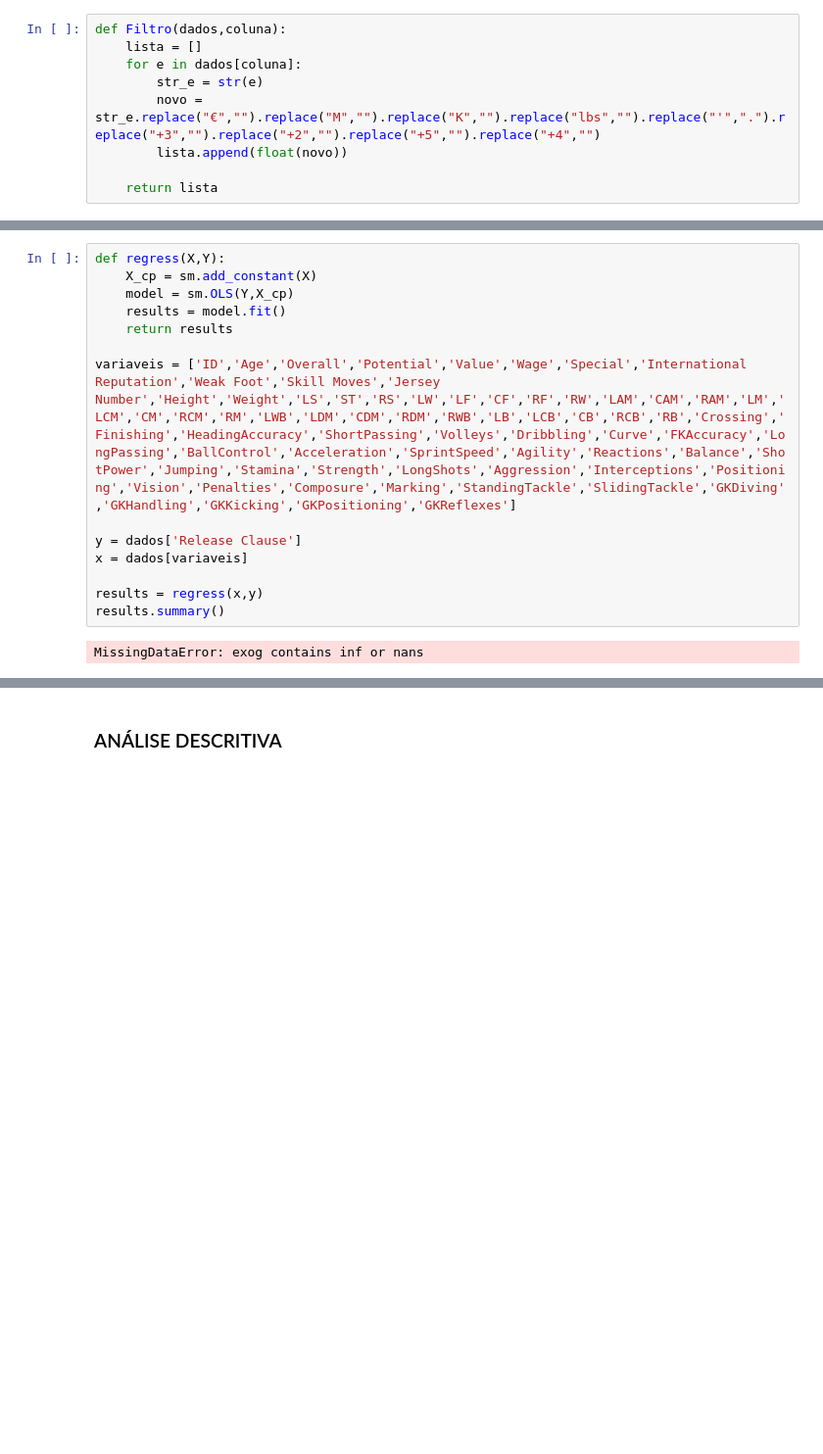
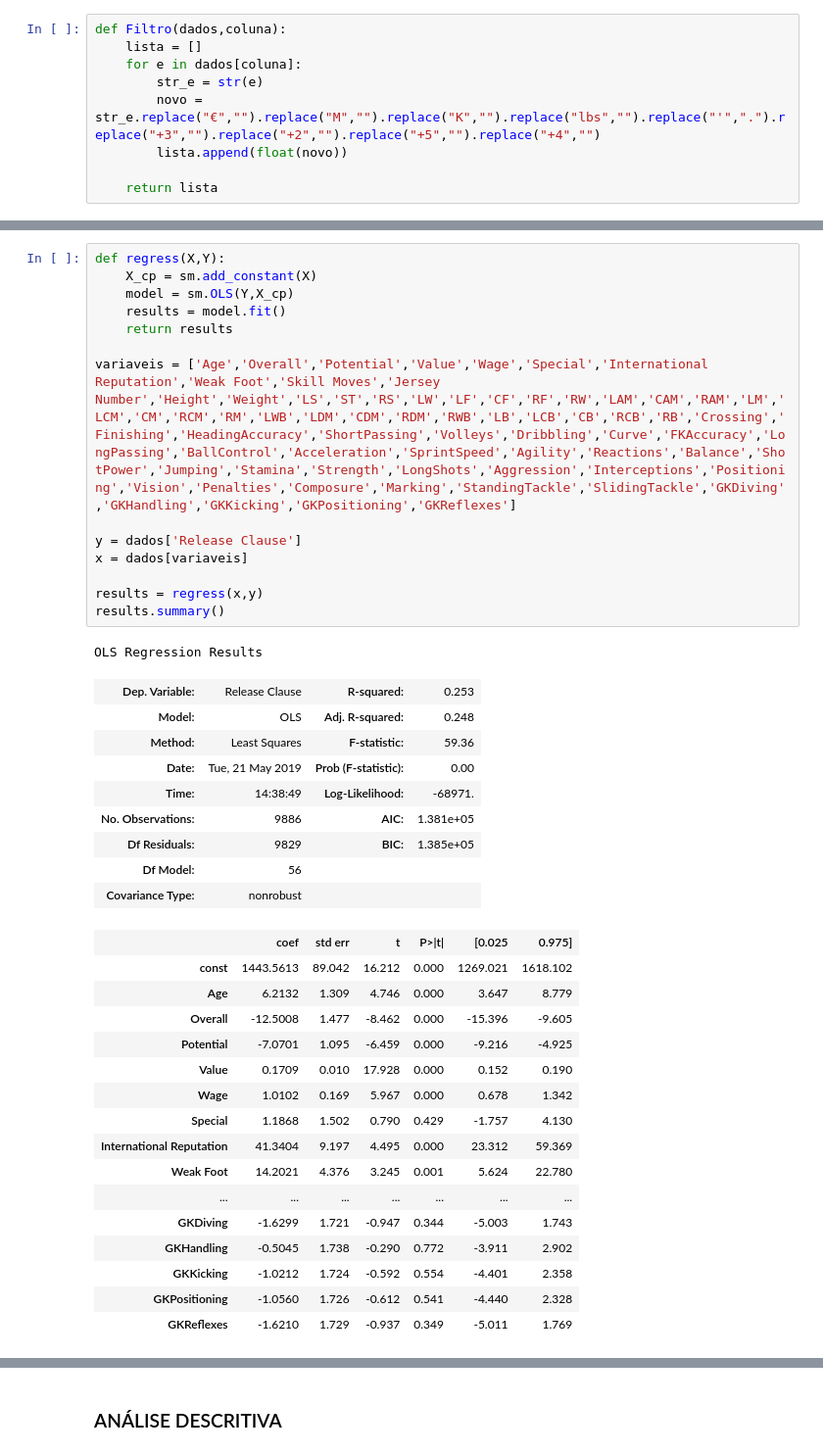
Before and after one commit to gDuarteg/Projeto-3-Ciencia-dos-Dados, a Jupyter notebook: Projeto3 Layout.ipynb, the cells around one changed output, grey strips where cells are left out. Shown at 98% size. Saved outputs shown, nothing was run; the diff lists cells and outputs as text; blank space fills up the shorter version.

```diff
--- a/Projeto3 Layout.ipynb
+++ b/Projeto3 Layout.ipynb
@@ -112,16 +113,41 @@ dados[variaveis].corr()
 # %%
 def regress(X,Y):
     X_cp = sm.add_constant(X)
     model = sm.OLS(Y,X_cp)
     results = model.fit()
     return results
 
-variaveis = ['ID','Age','Overall','Potential','Value','Wage','Special','International Reputation','Weak Foot','Skill Moves','Jersey Number','Height','Weight','LS','ST','RS','LW','LF','CF','RF','RW','LAM','CAM','RAM','LM','LCM','CM','RCM','RM','LWB','LDM','CDM','RDM','RWB','LB','LCB','CB','RCB','RB','Crossing','Finishing','HeadingAccuracy','ShortPassing','Volleys','Dribbling','Curve','FKAccuracy','LongPassing','BallControl','Acceleration','SprintSpeed','Agility','Reactions','Balance','ShotPower','Jumping','Stamina','Strength','LongShots','Aggression','Interceptions','Positioning','Vision','Penalties','Composure','Marking','StandingTackle','SlidingTackle','GKDiving','GKHandling','GKKicking','GKPositioning','GKReflexes']
+variaveis = ['Age','Overall','Potential','Value','Wage','Special','International Reputation','Weak Foot','Skill Moves','Jersey Number','Height','Weight','LS','ST','RS','LW','LF','CF','RF','RW','LAM','CAM','RAM','LM','LCM','CM','RCM','RM','LWB','LDM','CDM','RDM','RWB','LB','LCB','CB','RCB','RB','Crossing','Finishing','HeadingAccuracy','ShortPassing','Volleys','Dribbling','Curve','FKAccuracy','LongPassing','BallControl','Acceleration','SprintSpeed','Agility','Reactions','Balance','ShotPower','Jumping','Stamina','Strength','LongShots','Aggression','Interceptions','Positioning','Vision','Penalties','Composure','Marking','StandingTackle','SlidingTackle','GKDiving','GKHandling','GKKicking','GKPositioning','GKReflexes']
 
 y = dados['Release Clause']
 x = dados[variaveis]
 
 results = regress(x,y)
 results.summary()
 # %% [output]
-MissingDataError: exog contains inf or nans
+OLS Regression Results
+| Dep. Variable: | Release Clause | R-squared: | 0.253 |
+| Model: | OLS | Adj. R-squared: | 0.248 |
+| Method: | Least Squares | F-statistic: | 59.36 |
+| Date: | Tue, 21 May 2019 | Prob (F-statistic): | 0.00 |
+| Time: | 14:38:49 | Log-Likelihood: | -68971. |
+| No. Observations: | 9886 | AIC: | 1.381e+05 |
+| Df Residuals: | 9829 | BIC: | 1.385e+05 |
+| Df Model: | 56 |  |  |
+| Covariance Type: | nonrobust |  |  |
+|  | coef | std err | t | P>|t| | [0.025 | 0.975] |
+| const | 1443.5613 | 89.042 | 16.212 | 0.000 | 1269.021 | 1618.102 |
+| Age | 6.2132 | 1.309 | 4.746 | 0.000 | 3.647 | 8.779 |
+| Overall | -12.5008 | 1.477 | -8.462 | 0.000 | -15.396 | -9.605 |
+| Potential | -7.0701 | 1.095 | -6.459 | 0.000 | -9.216 | -4.925 |
+| Value | 0.1709 | 0.010 | 17.928 | 0.000 | 0.152 | 0.190 |
+| Wage | 1.0102 | 0.169 | 5.967 | 0.000 | 0.678 | 1.342 |
+| Special | 1.1868 | 1.502 | 0.790 | 0.429 | -1.757 | 4.130 |
+| International Reputation | 41.3404 | 9.197 | 4.495 | 0.000 | 23.312 | 59.369 |
+| Weak Foot | 14.2021 | 4.376 | 3.245 | 0.001 | 5.624 | 22.780 |
+| ... | ... | ... | ... | ... | ... | ... |
+| GKDiving | -1.6299 | 1.721 | -0.947 | 0.344 | -5.003 | 1.743 |
+| GKHandling | -0.5045 | 1.738 | -0.290 | 0.772 | -3.911 | 2.902 |
+| GKKicking | -1.0212 | 1.724 | -0.592 | 0.554 | -4.401 | 2.358 |
+| GKPositioning | -1.0560 | 1.726 | -0.612 | 0.541 | -4.440 | 2.328 |
+| GKReflexes | -1.6210 | 1.729 | -0.937 | 0.349 | -5.011 | 1.769 |
```
Also changed, not shown: parts of 6 cells of this notebook.
